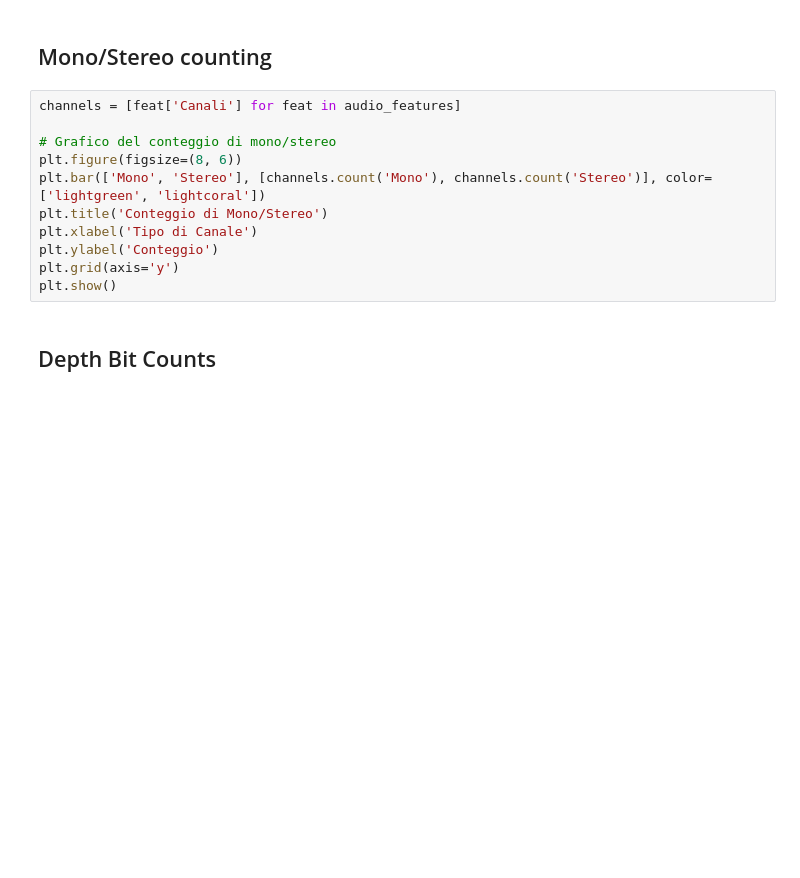
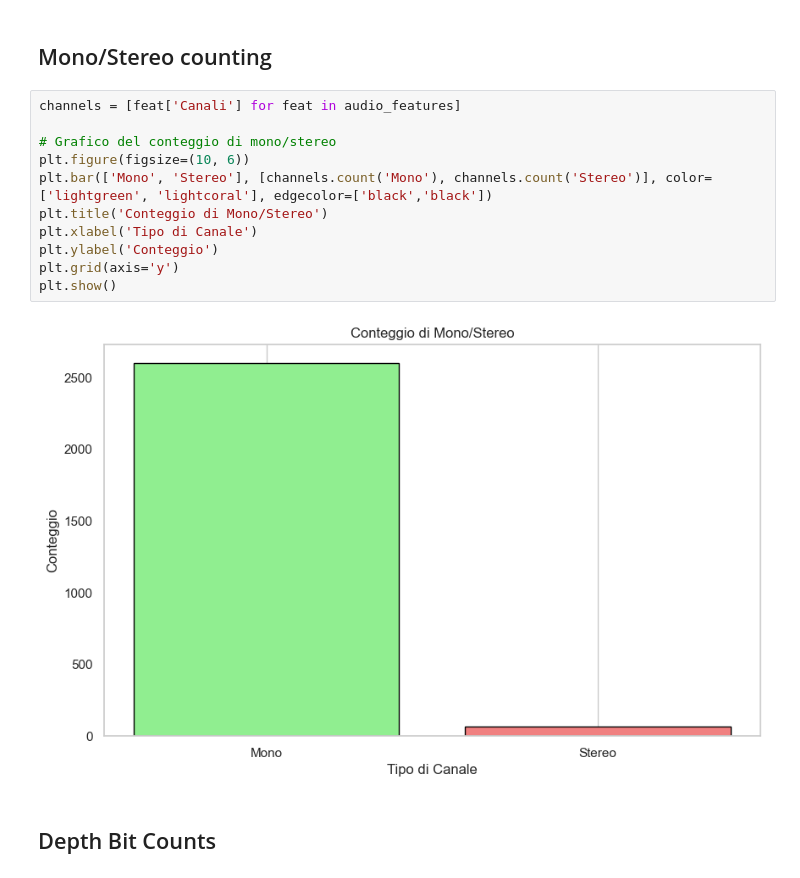
Before and after one commit to antoniopisu/UnderwaterSoundClassification, a Jupyter notebook: dataAnalisys.ipynb, the cells around one changed output. Drawn from its saved outputs; the diff is of its cells as text; blank space fills up the shorter version.

```diff
--- a/dataAnalisys.ipynb
+++ b/dataAnalisys.ipynb
@@ -235,14 +298,16 @@ print(f"\nNumero totale di frequenze trovate: {total_frequencies}")
 # %%
 channels = [feat['Canali'] for feat in audio_features]
 
 # Grafico del conteggio di mono/stereo
-plt.figure(figsize=(8, 6))
-plt.bar(['Mono', 'Stereo'], [channels.count('Mono'), channels.count('Stereo')], color=['lightgreen', 'lightcoral'])
+plt.figure(figsize=(10, 6))
+plt.bar(['Mono', 'Stereo'], [channels.count('Mono'), channels.count('Stereo')], color=['lightgreen', 'lightcoral'], edgecolor=['black','black'])
 plt.title('Conteggio di Mono/Stereo')
 plt.xlabel('Tipo di Canale')
 plt.ylabel('Conteggio')
 plt.grid(axis='y')
 plt.show()
+# %% [output]
+[figure, added]
 # %% [markdown]
 ## Depth Bit Counts
 # %%
```
Also changed, not shown: parts of 13 cells of this notebook, 1 other file.
